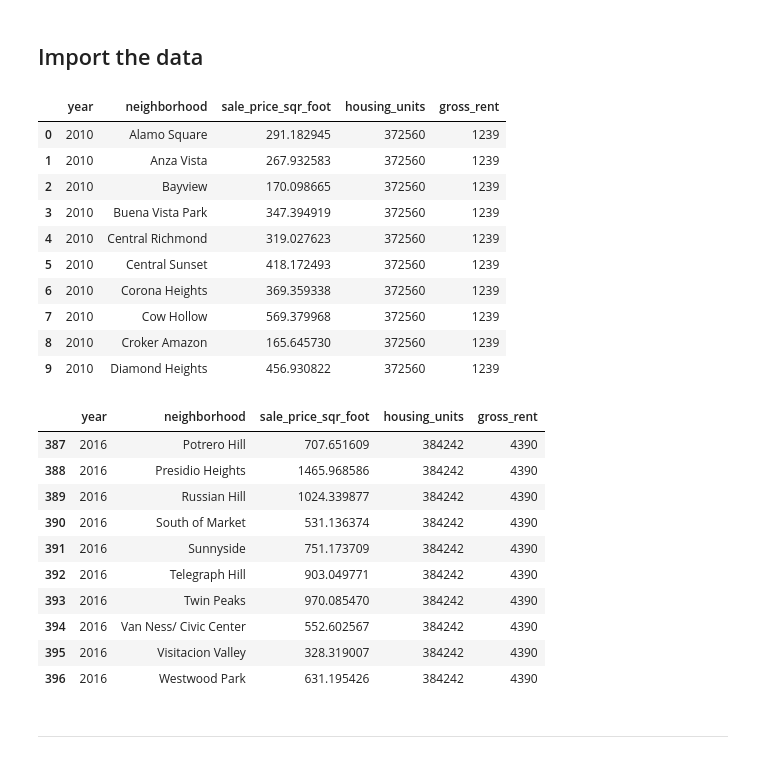
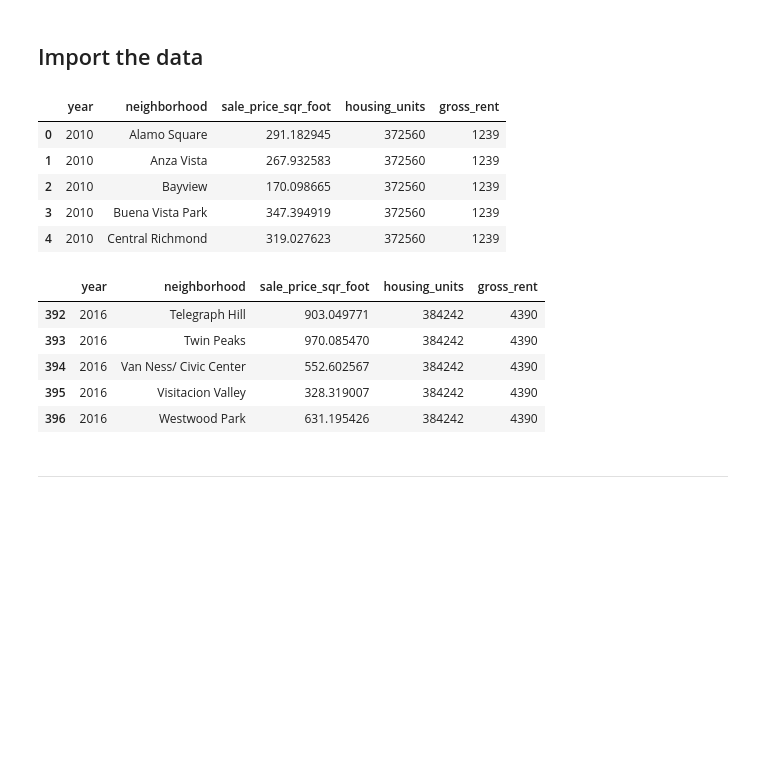
Before and after one commit to apakuki/FinTechBC-Homework-Unit6, a Jupyter notebook: Starter_Code/san_francisco_housing.ipynb, the cells around one changed output. Cells and saved outputs as stored; diff of their text form; code cells hidden in the pictures; blank space fills up the shorter version.

Commit message:
import data

```diff
--- a/Starter_Code/san_francisco_housing.ipynb
+++ b/Starter_Code/san_francisco_housing.ipynb
@@ -127,34 +132,22 @@ from pathlib import Path
 # %%
 # Using the read_csv function and Path module, create a DataFrame
 # by importing the sfo_neighborhoods_census_data.csv file from the Resources folder
 from importlib.resources import Resource
 
 
-sfo_data_df_path = Path("./Resources/sfo_neighborhoods_census_data.csv")
+sfo_data_df = pd.read_csv(Path("./Resources/sfo_neighborhoods_census_data.csv"))
+# Review the first and last five rows of the DataFrame
+display(sfo_data_df.head(5))
 
-sfo_data_df = pd.read_csv(sfo_data_df_path)
-# Review the first and last five rows of the DataFrame
-display(sfo_data_df.head(10))
-
-display(sfo_data_df.tail(10))
+display(sfo_data_df.tail(5))
 # %% [output]
 |  | year | neighborhood | sale_price_sqr_foot | housing_units | gross_rent |
 | 0 | 2010 | Alamo Square | 291.182945 | 372560 | 1239 |
 | 1 | 2010 | Anza Vista | 267.932583 | 372560 | 1239 |
 | 2 | 2010 | Bayview | 170.098665 | 372560 | 1239 |
 | 3 | 2010 | Buena Vista Park | 347.394919 | 372560 | 1239 |
 | 4 | 2010 | Central Richmond | 319.027623 | 372560 | 1239 |
-| 5 | 2010 | Central Sunset | 418.172493 | 372560 | 1239 |
-| 6 | 2010 | Corona Heights | 369.359338 | 372560 | 1239 |
-| 7 | 2010 | Cow Hollow | 569.379968 | 372560 | 1239 |
-| 8 | 2010 | Croker Amazon | 165.645730 | 372560 | 1239 |
-| 9 | 2010 | Diamond Heights | 456.930822 | 372560 | 1239 |
 |  | year | neighborhood | sale_price_sqr_foot | housing_units | gross_rent |
-| 387 | 2016 | Potrero Hill | 707.651609 | 384242 | 4390 |
-| 388 | 2016 | Presidio Heights | 1465.968586 | 384242 | 4390 |
-| 389 | 2016 | Russian Hill | 1024.339877 | 384242 | 4390 |
-| 390 | 2016 | South of Market | 531.136374 | 384242 | 4390 |
-| 391 | 2016 | Sunnyside | 751.173709 | 384242 | 4390 |
 | 392 | 2016 | Telegraph Hill | 903.049771 | 384242 | 4390 |
 | 393 | 2016 | Twin Peaks | 970.085470 | 384242 | 4390 |
 | 394 | 2016 | Van Ness/ Civic Center | 552.602567 | 384242 | 4390 |
```
Also changed, not shown: parts of 1 cell of this notebook.
